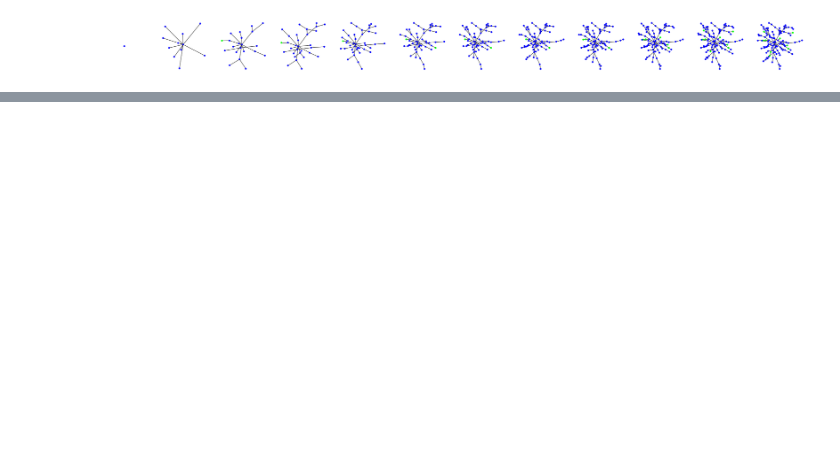
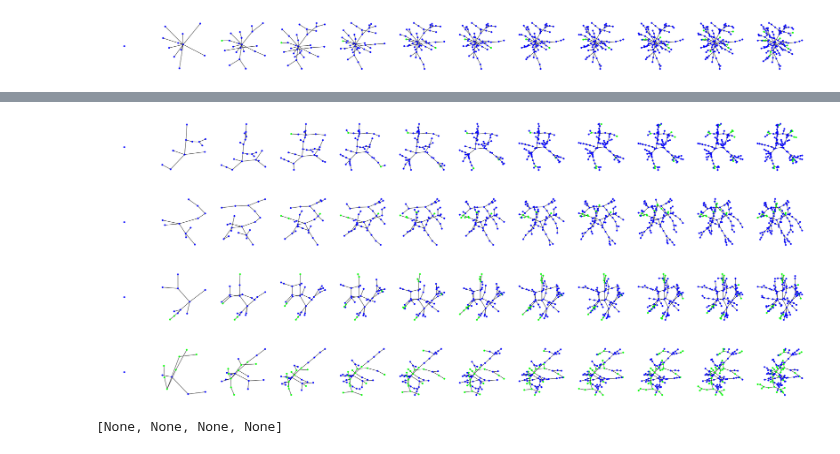
Before and after one commit to neuroailab/CuriousSamplePlanner, a Jupyter notebook: figs/Graph Generation.ipynb, the cells around one changed output, grey strips where cells are left out. Drawn from its saved outputs; the diff is of its cells as text; code cells hidden in the pictures; blank space fills up the shorter version.

```diff
--- a/figs/Graph Generation.ipynb
+++ b/figs/Graph Generation.ipynb
@@ -112,0 +110,8 @@ plot_graph(exp_id="random1")
+# %%
+[plot_graph(exp_id="rrt"+str(i)) for i in range(1, 5)]
+# %% [output]
+[figure, added]
+[figure, added]
+[figure, added]
+[figure, added]
+[None, None, None, None]
```
Also changed, not shown: parts of 3 cells of this notebook, 4 other files.
